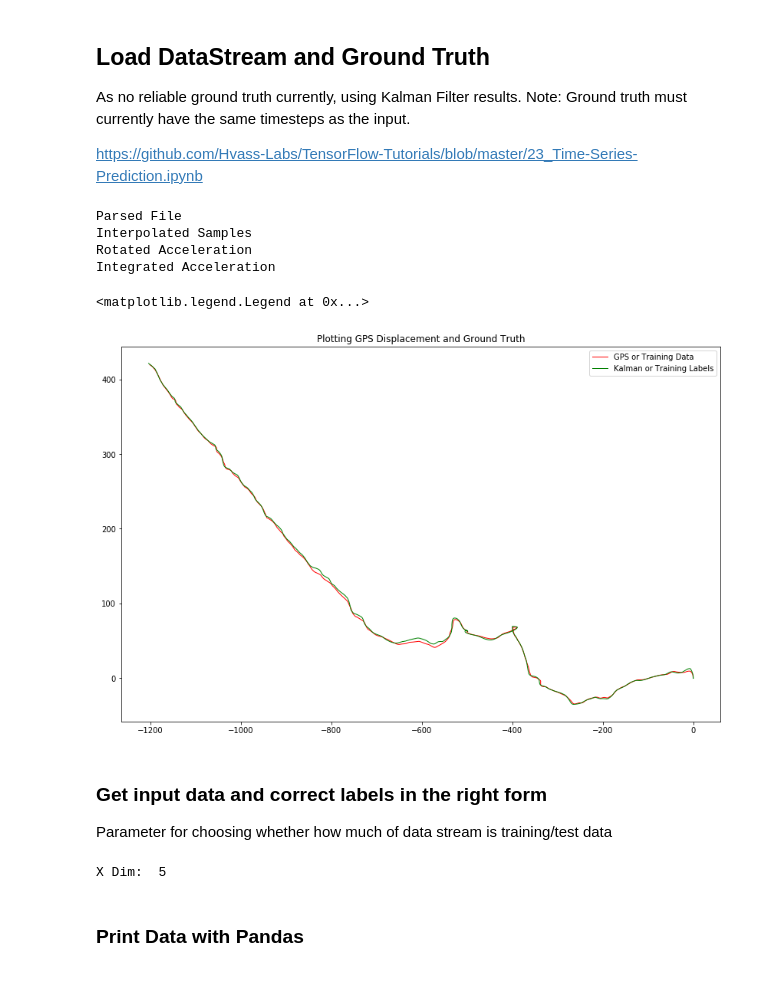
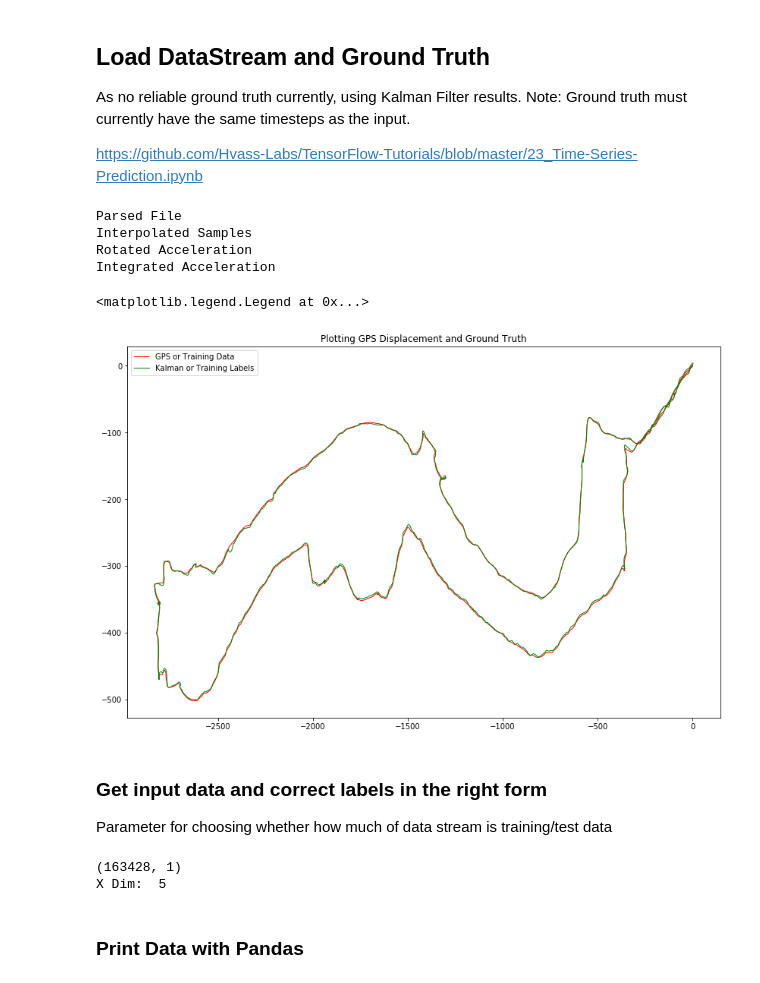
Before and after one commit to harrywaugh/ActivityTrackingWithSensorFusion, a Jupyter notebook: Gated Recurrent Unit.ipynb, the cells around one changed output. Drawn from its saved outputs; the diff is of its cells as text; code cells hidden in the pictures.

```diff
--- a/Gated Recurrent Unit.ipynb
+++ b/Gated Recurrent Unit.ipynb
@@ -30,25 +31,25 @@ https://github.com/Hvass-Labs/TensorFlow-Tutorials/blob/master/23_Time-Series-Pr
 # %%
 # %load_ext line_profiler
 # %lprun -T lprof0 -f Data_Stream.__init__ Data_Stream('uni.csv')
 # %cat lprof0
 
-data = Data_Stream('uni.csv')
+data = Data_Stream('data8.csv')
 
 
 compute_kalman(data)
 plt.figure(figsize=(14, 9))
 ax=plt.subplot(111)
 plt.plot(data.gps[:, 1], data.gps[:, 2], 'r-', lw=1, label='GPS or Training Data ') ##
 plt.plot(data.kal_dis[:, 1], data.kal_dis[:, 2], 'g-', lw=1, label='Kalman or Training Labels') ##Training Labels
 plt.title("Plotting GPS Displacement and Ground Truth")
 ax.legend()
 # %% [output]
 Parsed File
 Interpolated Samples
 Rotated Acceleration
 Integrated Acceleration
 <matplotlib.legend.Legend at 0x...>
-[figure, old version]
+[figure, new version]
 # %% [markdown]
 ### Get input data and correct labels in the right form
 
@@ -64,8 +65,9 @@ def create_input_and_output(data, just_acc=False):
 
     time_series = data.acc_ERC[:, 0]
     ground_truth = data.kal_dis[:, 1:3]
-    delta_time = np.diff(time_series, axis=0, prepend=0.0)
-
+    delta_time = np.diff(time_series, axis=0)
+    delta_time = np.concatenate(([[0]], delta_time))
+    print(delta_time.shape)
 
     # Choose which data to include in input
     if (just_acc):
@@ -89,6 +91,7 @@ training_labels = ground_truth[:num_train, :]
 test_data     = input_data[num_train:, :]
 test_labels   = ground_truth[num_train:, :]
 # %% [output]
+(163428, 1)
 X Dim:  5
 # %% [markdown]
 ### Print Data with Pandas
```
Also changed, not shown: parts of 15 cells of this notebook, 1 other file.
